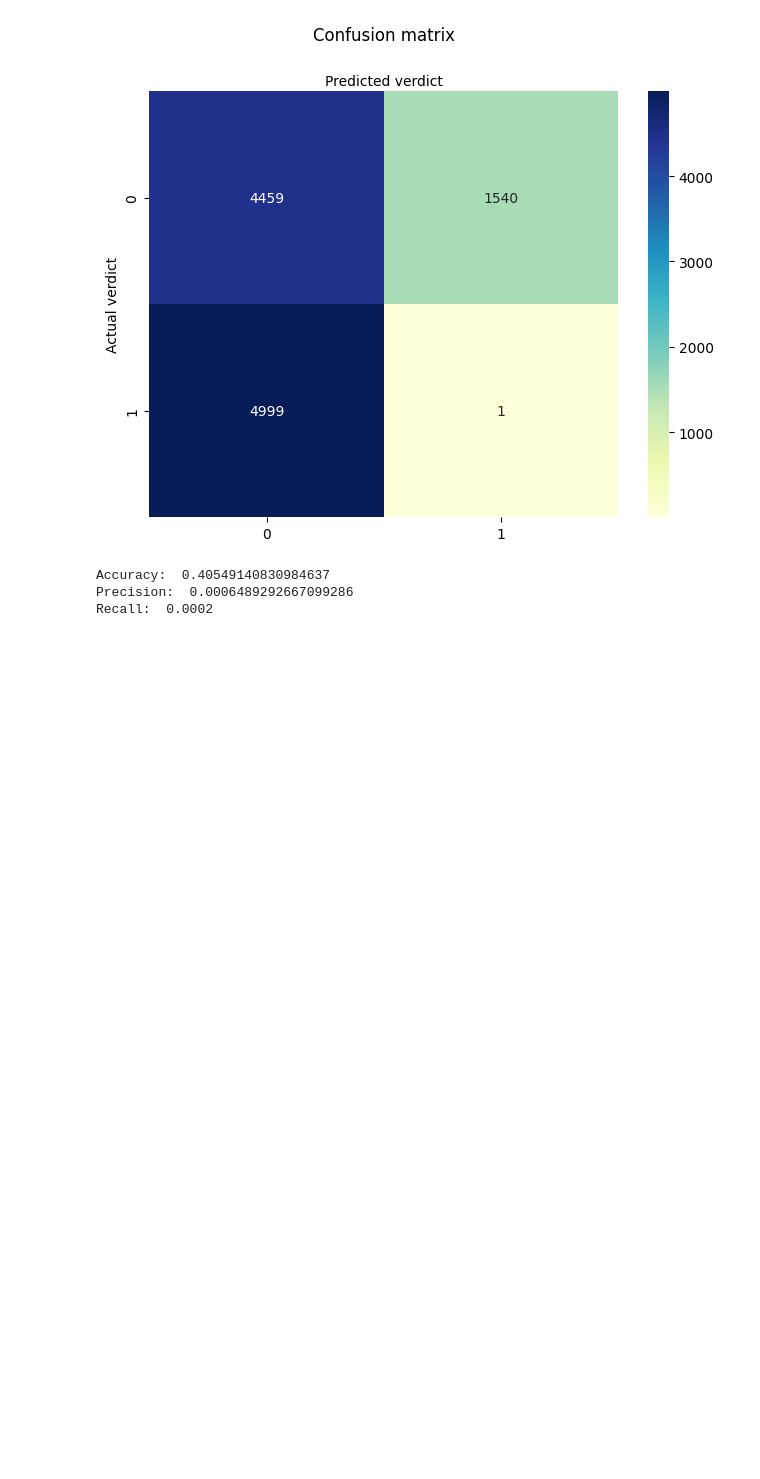
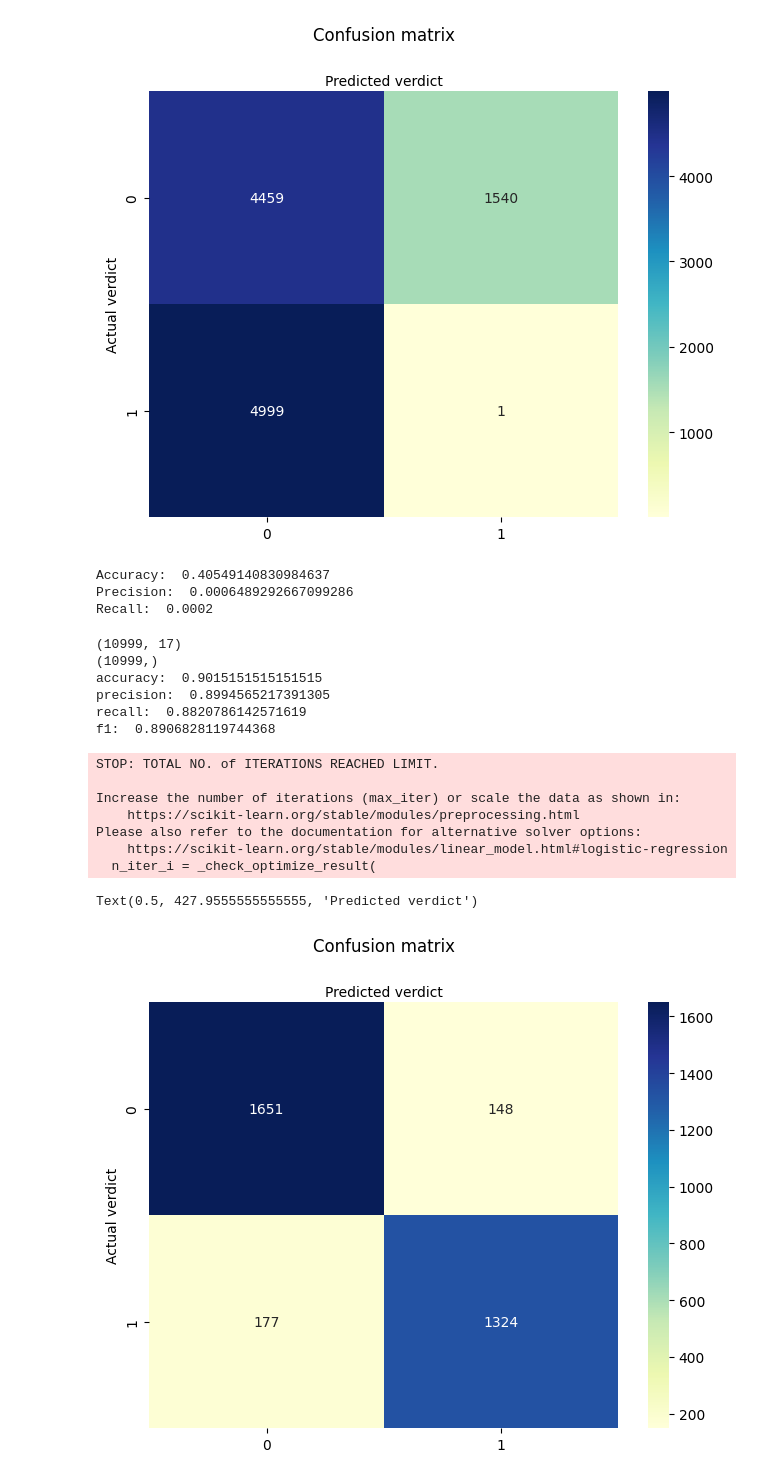
Before and after one commit to Jackso3214/DGA-Advanced-Detection-Tool-DADS-, a Jupyter notebook: Python Files/visualization.ipynb, the cells around one changed output. Saved outputs shown, nothing was run; the diff lists cells and outputs as text; code cells hidden in the pictures; blank space fills up the shorter version.

```diff
--- a/Python Files/visualization.ipynb
+++ b/Python Files/visualization.ipynb
@@ -81,3 +81,83 @@ model_stats(y_test, y_pred)
 Accuracy:  0.40549140830984637
 Precision:  0.0006489292667099286
 Recall:  0.0002
+# %%
+import pandas as pd
+import numpy as np
+from sklearn import metrics
+import saveModel as sm
+import matplotlib.pyplot as plt
+from sklearn.model_selection import train_test_split
+from sklearn.exceptions import ConvergenceWarning
+from sklearn.linear_model import LogisticRegression
+from sklearn.model_selection import train_test_split
+from sklearn.metrics import precision_score, recall_score, accuracy_score, f1_score
+import seaborn as sns
+
+DGAList = pd.read_csv('..\\CSVs\\output\\outputDataset.csv')
+# Replace infinite updated data with nan
+DGAList.replace([np.inf, -np.inf], np.nan, inplace=True)
+# Drop rows with NaN
+DGAList.dropna(inplace=True)
+
+#Drop columns
+#Create a list of feature
+X = DGAList.drop(['Domain','Verdict', 'VN', "Unnamed: 0"], axis=1)
+#create a list of verdicts
+y = DGAList['VN']
+print(X.shape)
+print(y.shape)
+
+X_train, X_test, y_train, y_test = train_test_split(X, y, test_size=0.3, random_state=42)
+
+model = LogisticRegression()
+model.fit(X_train, y_train)
+
+#predict
+y_pred = model.predict(X_test)
+
+#evaluate
+accuracy = accuracy_score(y_test, y_pred)
+precision = precision_score(y_test, y_pred)
+recall = recall_score(y_test, y_pred)
+f1 = f1_score(y_test, y_pred)
+
+
+print("accuracy: ", accuracy)
+print("precision: ", precision)
+print("recall: ", recall)
+print("f1: ", f1)
+
+
+cnf_matrix = metrics.confusion_matrix(y_test, y_pred)
+
+# Visualizing the Confusion Matrix
+class_names = [0,1] # Our diagnosis categories
+
+fig, ax = plt.subplots()
+# Setting up and visualizing the plot (do not worry about the code below!)
+tick_marks = np.arange(len(class_names))
+plt.xticks(tick_marks, class_names)
+plt.yticks(tick_marks, class_names)
+sns.heatmap(pd.DataFrame(cnf_matrix), annot=True, cmap="YlGnBu" ,fmt='g') # Creating heatmap
+ax.xaxis.set_label_position("top")
+plt.tight_layout()
+plt.title('Confusion matrix', y = 1.1)
+plt.ylabel('Actual verdict')
+plt.xlabel('Predicted verdict')
+# %% [output]
+(10999, 17)
+(10999,)
+accuracy:  0.9015151515151515
+precision:  0.8994565217391305
+recall:  0.8820786142571619
+f1:  0.8906828119744368
+STOP: TOTAL NO. of ITERATIONS REACHED LIMIT.
+
+Increase the number of iterations (max_iter) or scale the data as shown in:
+    https://scikit-learn.org/stable/modules/preprocessing.html
+Please also refer to the documentation for alternative solver options:
+    https://scikit-learn.org/stable/modules/linear_model.html#logistic-regression
+  n_iter_i = _check_optimize_result(
+Text(0.5, 427.9555555555555, 'Predicted verdict')
+[figure, added]
```
Also changed, not shown: parts of 1 cell of this notebook, 2 other files.
